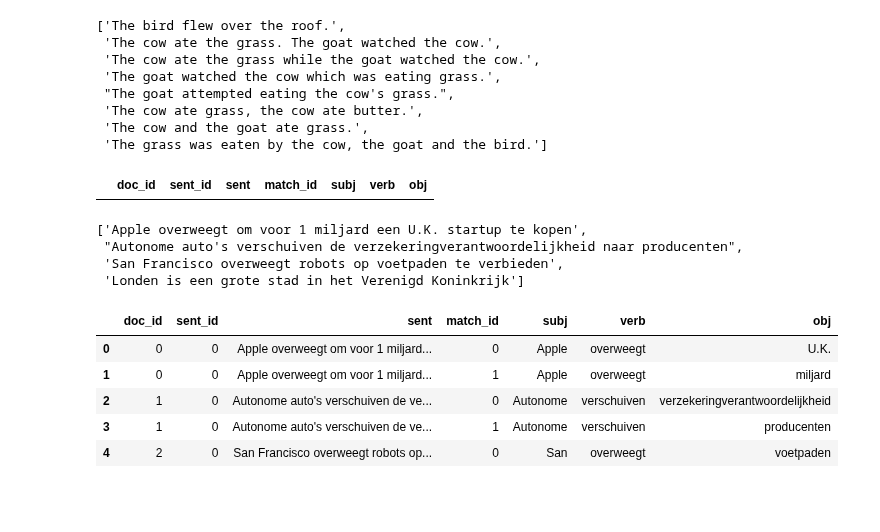
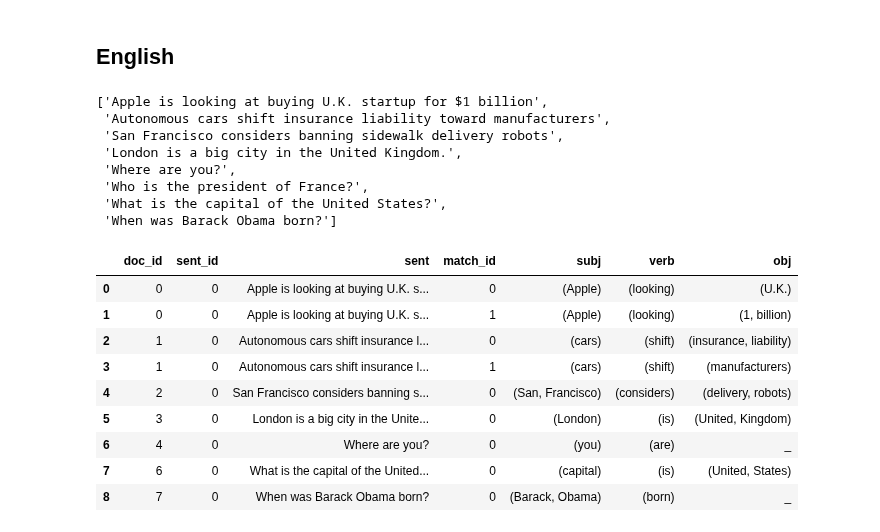
Before and after one commit to navigating-stories/notebooks, a Jupyter notebook: multilingual_dsg.ipynb, the cells around one changed output. Drawn from its saved outputs; the diff is of its cells as text; code cells hidden in the pictures; blank space fills up the shorter version.

Commit message:
Improve dependency patterns for non-English languages and add character networks

```diff
--- a/multilingual_dsg.ipynb
+++ b/multilingual_dsg.ipynb
@@ -134,13 +157,11 @@ def create_matcher(nlp, pattern_file):
         matcher.add(i, [pattern])
 
     return matcher
-# %%
-nlp = load_spacy_pipeline(SPACY_PIPELINE)
-
-matcher = create_matcher(nlp, DEPENDENCY_PATTERN_FILE)
 # %%
 def append_children_deps(token, doc, children_deps):
     """Append children to a token based on dependency tag.
+
+    Note: This function is used to append words of a noun compound.
 
     Args:
         token (spacy.token.Token): A spacy token object.
@@ -179,7 +200,7 @@ def get_subject_object_verb_table(docs, nlp, matcher, keys=["verb", "subj", "obj
             match_id (str): Index of the match in the sentence.
 
             For each key in the `keys` argument:
-            key (spacy.tokens.Token): A spacy token object that matches the dependency matcher patterns.
+                key (spacy.tokens.Token): A spacy token object that matches the dependency matcher patterns.
     """
     docs_piped = nlp.pipe(docs)
 
@@ -209,7 +230,7 @@ def get_subject_object_verb_table(docs, nlp, matcher, keys=["verb", "subj", "obj
 
                 for key in keys:
                     table_dict[key].append(append_children_deps(
-                        match[key], doc, ["compound", "flat"]).text)
+                        match[key], doc, ["compound", "flat"]))
 
                     # Check for conjuncts, and add table row for each
                     for conj in match[key].conjuncts:
@@ -217,25 +238,10 @@ def get_subject_object_verb_table(docs, nlp, matcher, keys=["verb", "subj", "obj
                         table_dict["sent_id"].append(str(j))
                         table_dict["sent"].append(sent.text)
                         table_dict["match_id"].append(str(l))
-                        table_dict[key].append(conj.text)
+                        table_dict[key].append(conj)
                         for key_conj in keys:
                             if key != key_conj:
                                 table_dict[key_conj].append(
-                                    match[key_conj].text)
+                                    match[key_conj])
 
     return pd.DataFrame(table_dict)
-# %%
-examples
-# %% [output]
-['The bird flew over the roof.',
- 'The cow ate the grass. The goat watched the cow.',
- 'The cow ate the grass while the goat watched the cow.',
- 'The goat watched the cow which was eating grass.',
- "The goat attempted eating the cow's grass.",
- 'The cow ate grass, the cow ate butter.',
- 'The cow and the goat ate grass.',
- 'The grass was eaten by the cow, the goat and the bird.']
-# %%
-get_subject_object_verb_table(examples, nlp, matcher)
-# %% [output]
-|  | doc_id | sent_id | sent | match_id | subj | verb | obj |
@@ -242,16 +268,30 @@ get_subject_object_verb_table(examples, nlp, matcher)
+# %% [markdown]
+## English
 # %%
-sentences
+nlp_en = load_spacy_pipeline(EN_SPACY_PIPELINE)
+
+matcher_en = create_matcher(nlp_en, EN_DEPENDENCY_PATTERN_FILE)
+
+en_sentences
 # %% [output]
-['Apple overweegt om voor 1 miljard een U.K. startup te kopen',
- "Autonome auto's verschuiven de verzekeringverantwoordelijkheid naar producenten",
- 'San Francisco overweegt robots op voetpaden te verbieden',
- 'Londen is een grote stad in het Verenigd Koninkrijk']
+['Apple is looking at buying U.K. startup for $1 billion',
+ 'Autonomous cars shift insurance liability toward manufacturers',
+ 'San Francisco considers banning sidewalk delivery robots',
+ 'London is a big city in the United Kingdom.',
+ 'Where are you?',
+ 'Who is the president of France?',
+ 'What is the capital of the United States?',
+ 'When was Barack Obama born?']
 # %%
-get_subject_object_verb_table(sentences, nlp, matcher)
+get_subject_object_verb_table(en_sentences, nlp_en, matcher_en)
 # %% [output]
 |  | doc_id | sent_id | sent | match_id | subj | verb | obj |
-| 0 | 0 | 0 | Apple overweegt om voor 1 miljard... | 0 | Apple | overweegt | U.K. |
-| 1 | 0 | 0 | Apple overweegt om voor 1 miljard... | 1 | Apple | overweegt | miljard |
-| 2 | 1 | 0 | Autonome auto's verschuiven de ve... | 0 | Autonome | verschuiven | verzekeringverantwoordelijkheid |
-| 3 | 1 | 0 | Autonome auto's verschuiven de ve... | 1 | Autonome | verschuiven | producenten |
-| 4 | 2 | 0 | San Francisco overweegt robots op... | 0 | San | overweegt | voetpaden |
+| 0 | 0 | 0 | Apple is looking at buying U.K. s... | 0 | (Apple) | (looking) | (U.K.) |
+| 1 | 0 | 0 | Apple is looking at buying U.K. s... | 1 | (Apple) | (looking) | (1, billion) |
+| 2 | 1 | 0 | Autonomous cars shift insurance l... | 0 | (cars) | (shift) | (insurance, liability) |
+| 3 | 1 | 0 | Autonomous cars shift insurance l... | 1 | (cars) | (shift) | (manufacturers) |
+| 4 | 2 | 0 | San Francisco considers banning s... | 0 | (San, Francisco) | (considers) | (delivery, robots) |
+| 5 | 3 | 0 | London is a big city in the Unite... | 0 | (London) | (is) | (United, Kingdom) |
+| 6 | 4 | 0 | Where are you? | 0 | (you) | (are) | _ |
+| 7 | 6 | 0 | What is the capital of the United... | 0 | (capital) | (is) | (United, States) |
+| 8 | 7 | 0 | When was Barack Obama born? | 0 | (Barack, Obama) | (born) | _ |
```
Also changed, not shown: parts of 26 cells of this notebook, 4 other files.
